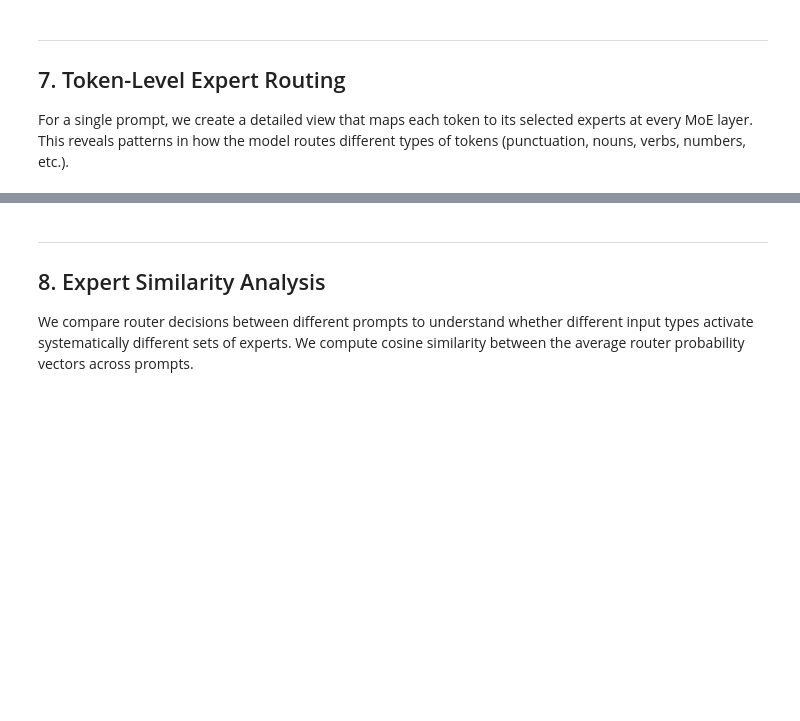
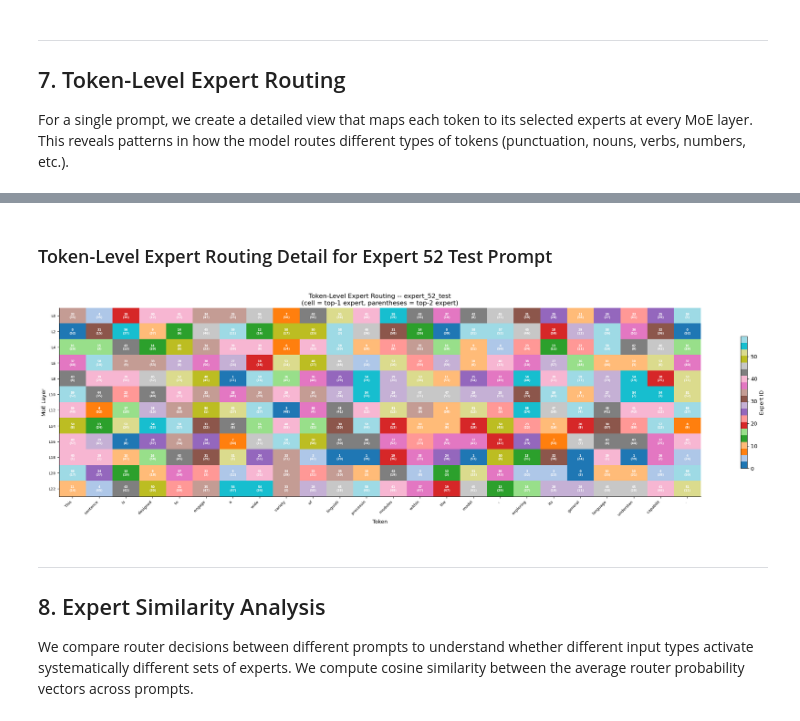
Before and after one commit to prashantkul/learn-generative-ai, a Jupyter notebook: 10-mixture-of-experts/live-moe-demo.ipynb, the cells around one changed output, grey strips where cells are left out. Saved outputs shown, nothing was run; the diff lists cells and outputs as text; code cells hidden in the pictures; blank space fills up the shorter version.

```diff
--- a/10-mixture-of-experts/live-moe-demo.ipynb
+++ b/10-mixture-of-experts/live-moe-demo.ipynb
@@ -543,11 +691,11 @@ def plot_token_routing_detail(routing_data, tokens, prompt_name, max_layers=12):
         data = routing_data[layer_idx]
         row_annotations = []
         for tok in range(num_tokens):
-            top1 = data["top_k_indices"][0, tok, 0].item()
-            top1_w = data["top_k_weights"][0, tok, 0].item()
+            top1 = data["top_k_indices"][tok, 0].item()
+            top1_w = data["top_k_weights"][tok, 0].item()
             expert_matrix[row, tok] = top1
             if top_k > 1:
-                top2 = data["top_k_indices"][0, tok, 1].item()
+                top2 = data["top_k_indices"][tok, 1].item()
                 row_annotations.append(f"{top1}\n({top2})")
             else:
                 row_annotations.append(str(top1))
@@ -603,3 +801,14 @@ plot_token_routing_detail(
+# %% [markdown]
+### Token-Level Expert Routing Detail for Expert 52 Test Prompt
+# %%
+# Detailed token-level routing for the new test prompt
+plot_token_routing_detail(
+    expert_52_routing_data,
+    expert_52_tokens,
+    test_prompt_name,
+)
+# %% [output]
+[figure, added]
 # %% [markdown]
 ---
 
```
Also changed, not shown: parts of 39 cells of this notebook.
